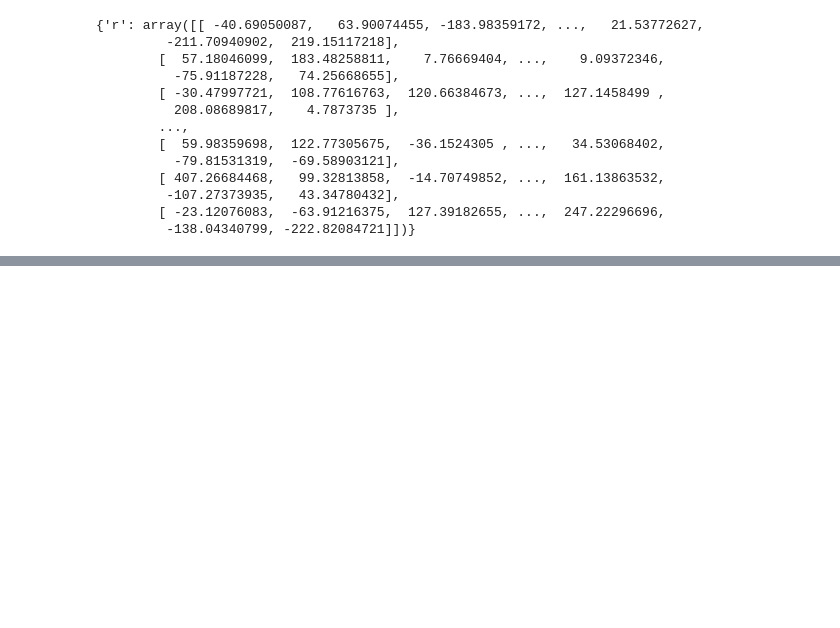
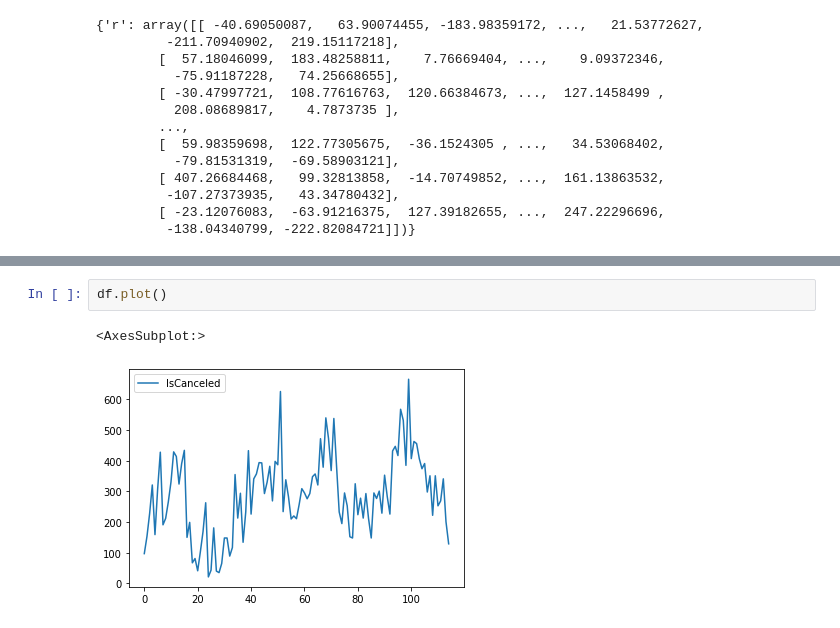
Before and after one commit to maggiemagnuson/liveProjects, a Jupyter notebook: Bayesian Statistical Methods with PyMC3.ipynb, the cells around one changed output, grey strips where cells are left out. Drawn from its saved outputs; the diff is of its cells as text; blank space fills up the shorter version.

```diff
--- a/Bayesian Statistical Methods with PyMC3.ipynb
+++ b/Bayesian Statistical Methods with PyMC3.ipynb
@@ -313,0 +348,5 @@ pm.sample_posterior_predictive(trace, model=model)
+# %%
+df.plot()
+# %% [output]
+<AxesSubplot:>
+[figure, added]
```
Also changed, not shown: parts of 10 cells of this notebook, 1 other file.
